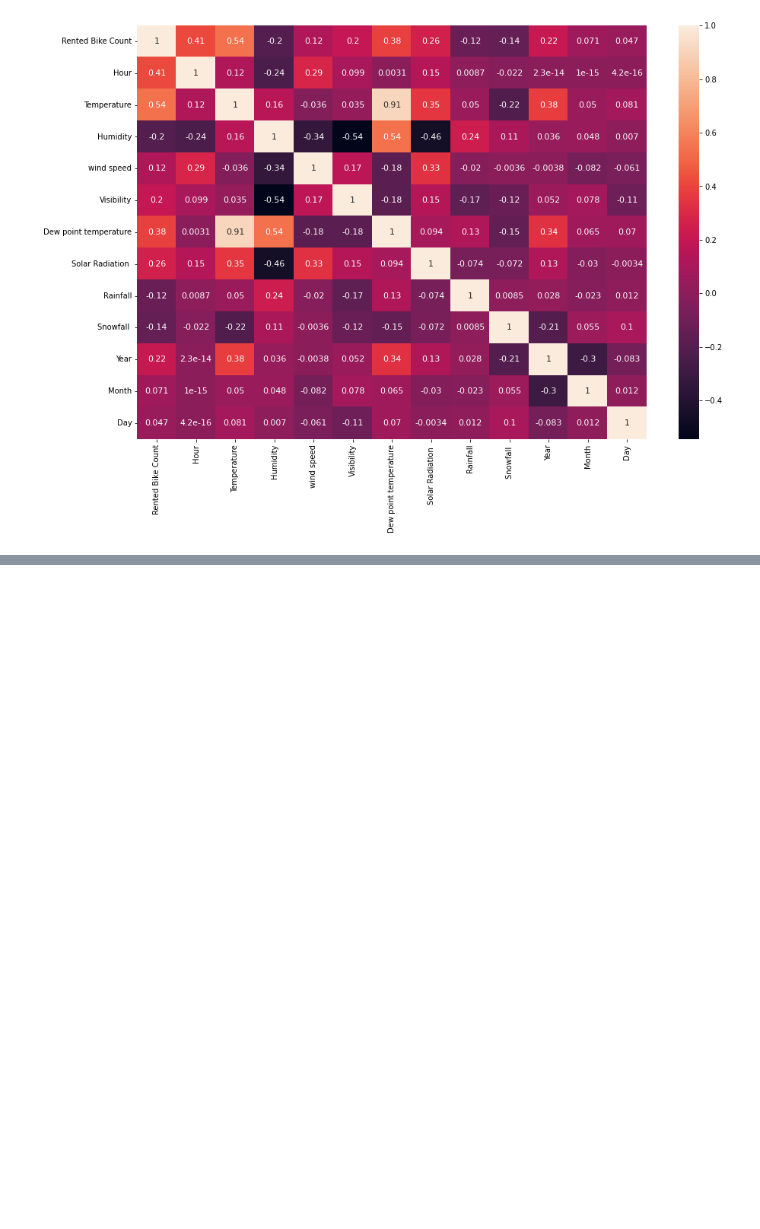
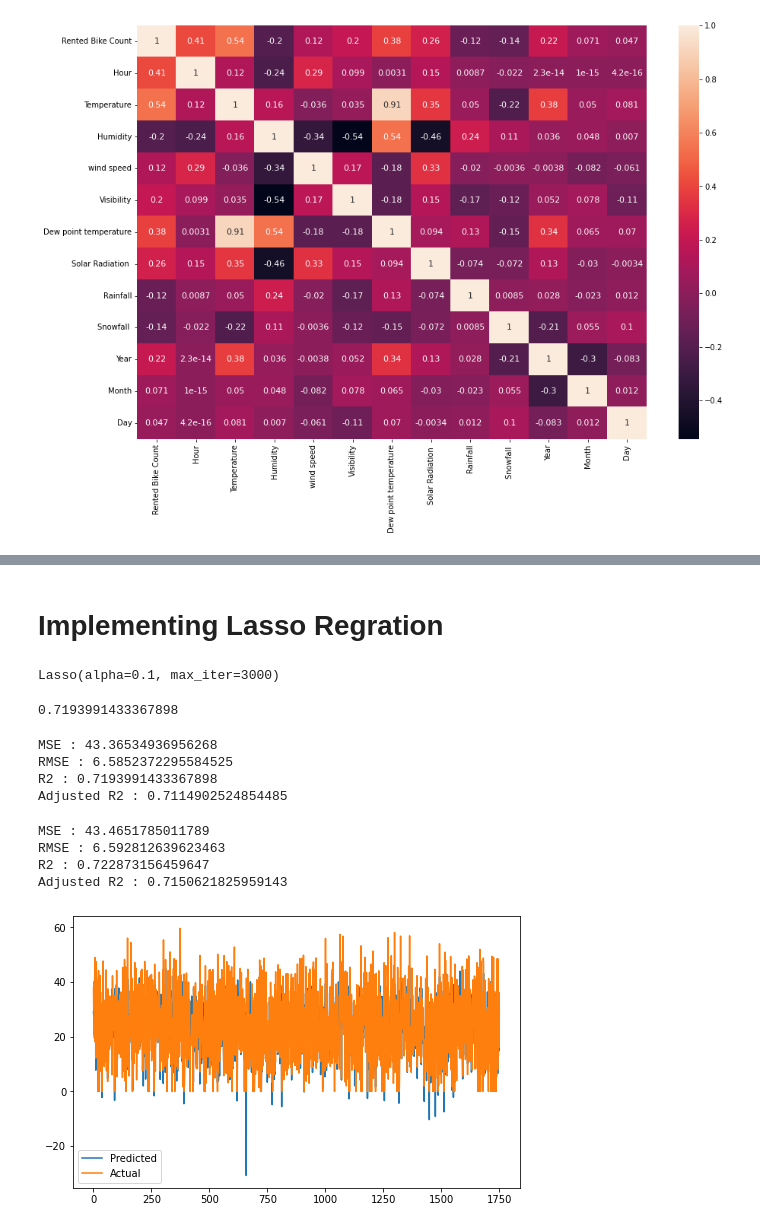
Before and after one commit to Debabarata308/Bike-Sharing-Demand-Prediction-, a Jupyter notebook: Bike_Sharing_Demand_Prediction_Capstone_Project.ipynb, the cells around one changed output, grey strips where cells are left out. Cells and saved outputs as stored; diff of their text form; code cells hidden in the pictures; blank space fills up the shorter version.

```diff
--- a/Bike_Sharing_Demand_Prediction_Capstone_Project.ipynb
+++ b/Bike_Sharing_Demand_Prediction_Capstone_Project.ipynb
@@ -417,0 +586,60 @@ sns.heatmap(corr,  mask=mask , cbar=True ,annot=True, annot_kws={'size':11})
+# %% [markdown]
+# **Implementing Lasso Regration**
+# %%
+#importing lasso regression model
+from sklearn.linear_model import Lasso
+lasso=Lasso(alpha=0.1,max_iter=3000)
+lasso.fit(X_train,y_train)
+# %% [output]
+Lasso(alpha=0.1, max_iter=3000)
+# %%
+# lasso score
+lasso.score(X_train, y_train)
+# %% [output]
+0.7193991433367898
+# %%
+# lasso y pred test and train
+y_pred_train_lasso=lasso.predict(X_train)
+y_pred_test_lasso=lasso.predict(X_test)
+# %%
+# metrics for lasso regressor flor train dataset
+from sklearn.metrics import mean_squared_error
+MSE= mean_squared_error((y_train), (y_pred_train_lasso))
+print("MSE :",MSE)
+
+RMSE=np.sqrt(MSE)
+print("RMSE :",RMSE)
+from sklearn.metrics import r2_score
+r2= r2_score(y_train, y_pred_train_lasso)
+print("R2 :",r2)
+print("Adjusted R2 :",1-(1-r2_score(y_train, y_pred_train_lasso))*((X_test.shape[0]-1)/(X_test.shape[0]-X_test.shape[1]-1)) )
+# %% [output]
+MSE : 43.36534936956268
+RMSE : 6.5852372295584525
+R2 : 0.7193991433367898
+Adjusted R2 : 0.7114902524854485
+# %%
+# mterics for lasso regressor flor test dataset
+from sklearn.metrics import mean_squared_error
+MSE= mean_squared_error((y_test), (y_pred_test_lasso))
+print("MSE :",MSE)
+
+RMSE=np.sqrt(MSE)
+print("RMSE :",RMSE)
+from sklearn.metrics import r2_score
+r2= r2_score(y_test, y_pred_test_lasso)
+print("R2 :",r2)
+print("Adjusted R2 :",1-(1-r2_score(y_test, y_pred_test_lasso))*((X_test.shape[0]-1)/(X_test.shape[0]-X_test.shape[1]-1)) )
+# %% [output]
+MSE : 43.4651785011789
+RMSE : 6.592812639623463
+R2 : 0.722873156459647
+Adjusted R2 : 0.7150621825959143
+# %%
+plt.figure(figsize=(8,5))
+plt.plot(np.array(y_pred_test_lasso))
+plt.plot(np.array((y_test)))
+plt.legend(["Predicted","Actual"])
+plt.show()
+# %% [output]
+[figure, added]
```
Also changed, not shown: parts of 141 cells of this notebook.
